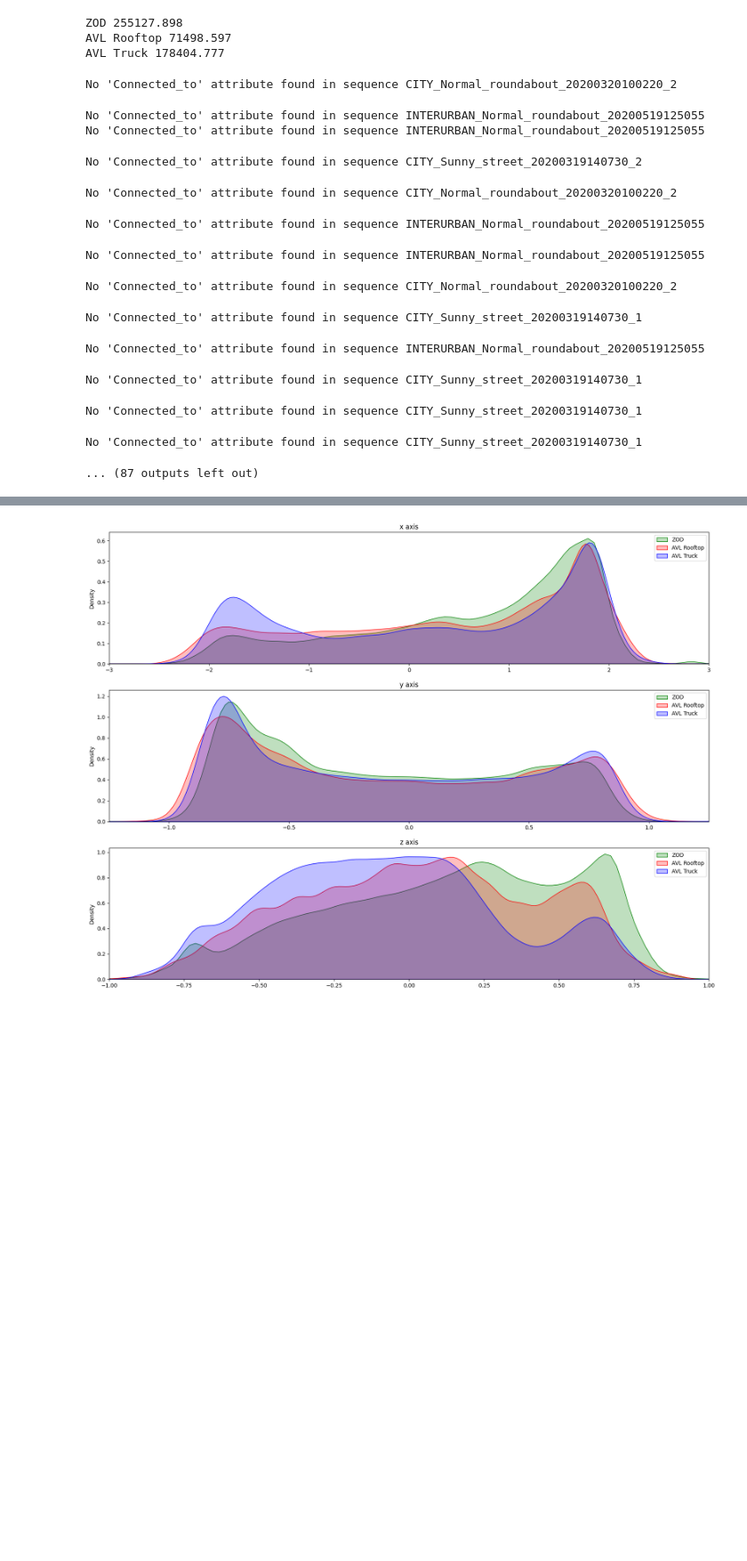
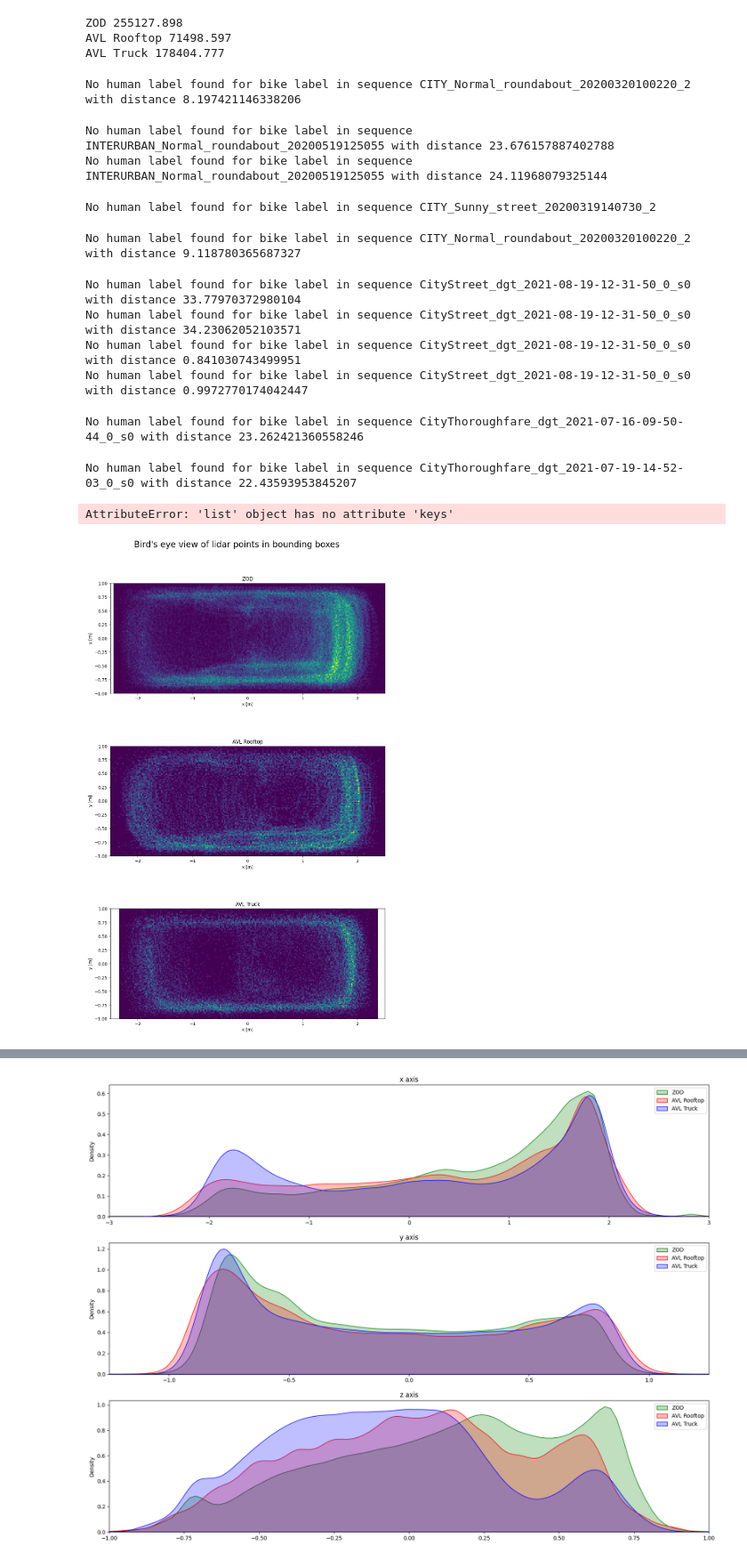
Before and after one commit to griesbchr/3DTrans, a Jupyter notebook: tools/misc/view_dataset.ipynb, the cells around one changed output, grey strips where cells are left out. Shown at 89% size. Cells and saved outputs as stored; diff of their text form; code cells hidden in the pictures; blank space fills up the shorter version.

```diff
--- a/tools/misc/view_dataset.ipynb
+++ b/tools/misc/view_dataset.ipynb
@@ -218,20 +218,44 @@ dataset_box_points = []
 for i, dataset_builder in enumerate(dataset_builders):
     dataset = dataset_builder()
 
-    box_points, name = get_bbox_points(dataset, classname[i], 500)
+    box_points, name = get_bbox_points(dataset, classname[i], 50)
     dataset_box_points.append(box_points)
 # %% [output]
-No 'Connected_to' attribute found in sequence CITY_Normal_roundabout_20200320100220_2
+No human label found for bike label in sequence CITY_Normal_roundabout_20200320100220_2 with distance 8.197421146338206
-No 'Connected_to' attribute found in sequence INTERURBAN_Normal_roundabout_20200519125055
-No 'Connected_to' attribute found in sequence INTERURBAN_Normal_roundabout_20200519125055
+No human label found for bike label in sequence INTERURBAN_Normal_roundabout_20200519125055 with distance 23.676157887402788
+No human label found for bike label in sequence INTERURBAN_Normal_roundabout_20200519125055 with distance 24.11968079325144
-No 'Connected_to' attribute found in sequence CITY_Sunny_street_20200319140730_2
+No human label found for bike label in sequence CITY_Sunny_street_20200319140730_2
-No 'Connected_to' attribute found in sequence CITY_Normal_roundabout_20200320100220_2
+No human label found for bike label in sequence CITY_Normal_roundabout_20200320100220_2 with distance 9.118780365687327
-No 'Connected_to' attribute found in sequence INTERURBAN_Normal_roundabout_20200519125055
+No human label found for bike label in sequence CityStreet_dgt_2021-08-19-12-31-50_0_s0 with distance 33.77970372980104
+No human label found for bike label in sequence CityStreet_dgt_2021-08-19-12-31-50_0_s0 with distance 34.23062052103571
+No human label found for bike label in sequence CityStreet_dgt_2021-08-19-12-31-50_0_s0 with distance 0.841030743499951
+No human label found for bike label in sequence CityStreet_dgt_2021-08-19-12-31-50_0_s0 with distance 0.9972770174042447
-No 'Connected_to' attribute found in sequence INTERURBAN_Normal_roundabout_20200519125055
+No human label found for bike label in sequence CityThoroughfare_dgt_2021-07-16-09-50-44_0_s0 with distance 23.262421360558246
-No 'Connected_to' attribute found in sequence CITY_Normal_roundabout_20200320100220_2
+No human label found for bike label in sequence CityThoroughfare_dgt_2021-07-19-14-52-03_0_s0 with distance 22.43593953845207
-No 'Connected_to' attribute found in sequence CITY_Sunny_street_20200319140730_1
-No 'Connected_to' attribute found in sequence INTERURBAN_Normal_roundabout_20200519125055
-No 'Connected_to' attribute found in sequence CITY_Sunny_street_20200319140730_1
-No 'Connected_to' attribute found in sequence CITY_Sunny_street_20200319140730_1
-No 'Connected_to' attribute found in sequence CITY_Sunny_street_20200319140730_1
-... (87 outputs left out)
+# %%
+dataset_box_points.keys()
+# %% [output]
+AttributeError: 'list' object has no attribute 'keys'
+# %%
+range_bins = [[0, 20], [20, 40], [40, 60], [60, 80], [80, 100], [100, 120]]
+#make a 2D histogram of the points (bird's eye view) for each dataset, and plot them in one fig with stacked plots
+fig, ax = plt.subplots(3,1, figsize=(10,17))
+xlimits = [-2.5, 2.5]
+ylimits = [-1, 1]
+xbins = int(xlimits[1] - xlimits[0] * 100)
+ybins = int(ylimits[1] - ylimits[0] * 100)
+bins = [xbins, ybins]
+for i, dataset_pts in enumerate(dataset_box_points):
+    ax[i].hist2d(dataset_pts[:,0], dataset_pts[:,1], bins=bins, cmap='viridis', density=True)
+    ax[i].set_title(labels[i])
+    ax[i].set_xlim(xlimits)
+    ax[i].set_ylim(ylimits)
+    ax[i].set_xlabel("x [m]")
+    ax[i].set_ylabel("y [m]")
+    #aspect ratio
+    ax[i].set_aspect('equal')
+fig.suptitle("Bird's eye view of lidar points in bounding boxes\n", fontsize=20)
+plt.tight_layout()
+plt.show()
+# %% [output]
+[figure, added]
```
Also changed, not shown: parts of 3 cells of this notebook, 26 other files.
